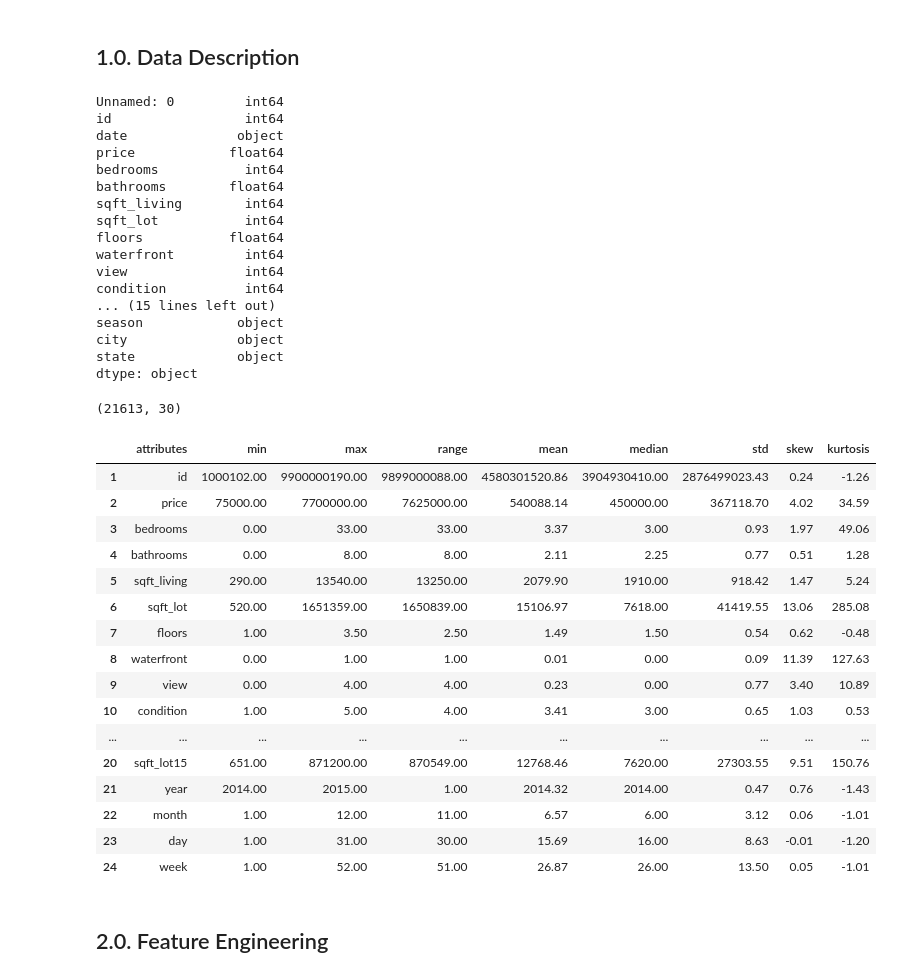
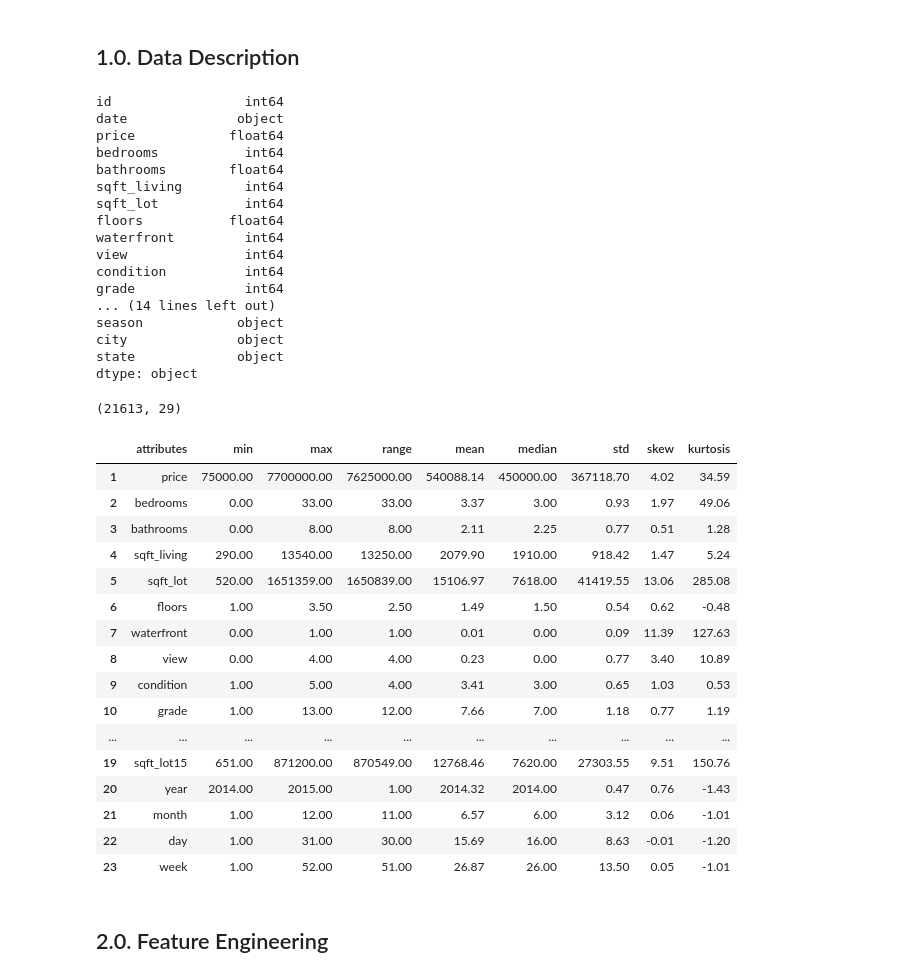
Before and after one commit to heitorfe/kc-house-insights, a Jupyter notebook: insights.ipynb, the cells around one changed output. Drawn from its saved outputs; the diff is of its cells as text; code cells hidden in the pictures.

```diff
--- a/insights.ipynb
+++ b/insights.ipynb
@@ -35,12 +41,12 @@ Populating the interactive namespace from numpy and matplotlib
 ### 0.3. Loading Data
 # %%
 data = pd.read_csv('kc_house_data2.csv')
+data= data.drop(['Unnamed: 0', 'Unnamed: 0.1'], axis=1)
 # %% [markdown]
 ## 1.0. Data Description
 # %%
 data.dtypes
 # %% [output]
-Unnamed: 0         int64
 id                 int64
 date              object
 price            float64
@@ -52,7 +58,8 @@ floors           float64
 waterfront         int64
 view               int64
 condition          int64
-... (15 lines left out)
+grade              int64
+... (14 lines left out)
 season            object
 city              object
 state             object
@@ -60,7 +67,7 @@ dtype: object
 # %%
 data.shape
 # %% [output]
-(21613, 30)
+(21613, 29)
 # %%
 num_attributes = data.select_dtypes(['int64', 'float64'])
 
@@ -79,32 +86,32 @@ kurtosis = pd.DataFrame(num_attributes.apply(lambda x: x.kurtosis())).T
 # %%
 #concatenate
 
-m = pd.concat([min_, max_, range_, mean, median,std,skew,kurtosis]).T.reset_index()
-m.columns = ['attributes', 'min', 'max', 'range', 'mean', 'median','std','skew','kurtosis']
+m1 = pd.concat([min_, max_, range_, mean, median,std,skew,kurtosis]).T.reset_index()
+m1.columns = ['attributes', 'min', 'max', 'range', 'mean', 'median','std','skew','kurtosis']
 
 #dropping unecessary rows
 rows = [0,13,14,15,16,17]
-m = m.drop(rows, axis=0)
+m1 = m1.drop(rows, axis=0)
 # %%
-m
+m1
 # %% [output]
 |  | attributes | min | max | range | mean | median | std | skew | kurtosis |
-| 1 | id | 1000102.00 | 9900000190.00 | 9899000088.00 | 4580301520.86 | 3904930410.00 | 2876499023.43 | 0.24 | -1.26 |
-| 2 | price | 75000.00 | 7700000.00 | 7625000.00 | 540088.14 | 450000.00 | 367118.70 | 4.02 | 34.59 |
-| 3 | bedrooms | 0.00 | 33.00 | 33.00 | 3.37 | 3.00 | 0.93 | 1.97 | 49.06 |
-| 4 | bathrooms | 0.00 | 8.00 | 8.00 | 2.11 | 2.25 | 0.77 | 0.51 | 1.28 |
-| 5 | sqft_living | 290.00 | 13540.00 | 13250.00 | 2079.90 | 1910.00 | 918.42 | 1.47 | 5.24 |
-| 6 | sqft_lot | 520.00 | 1651359.00 | 1650839.00 | 15106.97 | 7618.00 | 41419.55 | 13.06 | 285.08 |
-| 7 | floors | 1.00 | 3.50 | 2.50 | 1.49 | 1.50 | 0.54 | 0.62 | -0.48 |
-| 8 | waterfront | 0.00 | 1.00 | 1.00 | 0.01 | 0.00 | 0.09 | 11.39 | 127.63 |
-| 9 | view | 0.00 | 4.00 | 4.00 | 0.23 | 0.00 | 0.77 | 3.40 | 10.89 |
-| 10 | condition | 1.00 | 5.00 | 4.00 | 3.41 | 3.00 | 0.65 | 1.03 | 0.53 |
+| 1 | price | 75000.00 | 7700000.00 | 7625000.00 | 540088.14 | 450000.00 | 367118.70 | 4.02 | 34.59 |
+| 2 | bedrooms | 0.00 | 33.00 | 33.00 | 3.37 | 3.00 | 0.93 | 1.97 | 49.06 |
+| 3 | bathrooms | 0.00 | 8.00 | 8.00 | 2.11 | 2.25 | 0.77 | 0.51 | 1.28 |
+| 4 | sqft_living | 290.00 | 13540.00 | 13250.00 | 2079.90 | 1910.00 | 918.42 | 1.47 | 5.24 |
+| 5 | sqft_lot | 520.00 | 1651359.00 | 1650839.00 | 15106.97 | 7618.00 | 41419.55 | 13.06 | 285.08 |
+| 6 | floors | 1.00 | 3.50 | 2.50 | 1.49 | 1.50 | 0.54 | 0.62 | -0.48 |
+| 7 | waterfront | 0.00 | 1.00 | 1.00 | 0.01 | 0.00 | 0.09 | 11.39 | 127.63 |
+| 8 | view | 0.00 | 4.00 | 4.00 | 0.23 | 0.00 | 0.77 | 3.40 | 10.89 |
+| 9 | condition | 1.00 | 5.00 | 4.00 | 3.41 | 3.00 | 0.65 | 1.03 | 0.53 |
+| 10 | grade | 1.00 | 13.00 | 12.00 | 7.66 | 7.00 | 1.18 | 0.77 | 1.19 |
 | ... | ... | ... | ... | ... | ... | ... | ... | ... | ... |
-| 20 | sqft_lot15 | 651.00 | 871200.00 | 870549.00 | 12768.46 | 7620.00 | 27303.55 | 9.51 | 150.76 |
-| 21 | year | 2014.00 | 2015.00 | 1.00 | 2014.32 | 2014.00 | 0.47 | 0.76 | -1.43 |
-| 22 | month | 1.00 | 12.00 | 11.00 | 6.57 | 6.00 | 3.12 | 0.06 | -1.01 |
-| 23 | day | 1.00 | 31.00 | 30.00 | 15.69 | 16.00 | 8.63 | -0.01 | -1.20 |
-| 24 | week | 1.00 | 52.00 | 51.00 | 26.87 | 26.00 | 13.50 | 0.05 | -1.01 |
+| 19 | sqft_lot15 | 651.00 | 871200.00 | 870549.00 | 12768.46 | 7620.00 | 27303.55 | 9.51 | 150.76 |
+| 20 | year | 2014.00 | 2015.00 | 1.00 | 2014.32 | 2014.00 | 0.47 | 0.76 | -1.43 |
+| 21 | month | 1.00 | 12.00 | 11.00 | 6.57 | 6.00 | 3.12 | 0.06 | -1.01 |
+| 22 | day | 1.00 | 31.00 | 30.00 | 15.69 | 16.00 | 8.63 | -0.01 | -1.20 |
+| 23 | week | 1.00 | 52.00 | 51.00 | 26.87 | 26.00 | 13.50 | 0.05 | -1.01 |
 # %% [markdown]
 ## 2.0. Feature Engineering
 # %%
```
Also changed, not shown: parts of 32 cells of this notebook, 1 other file.
